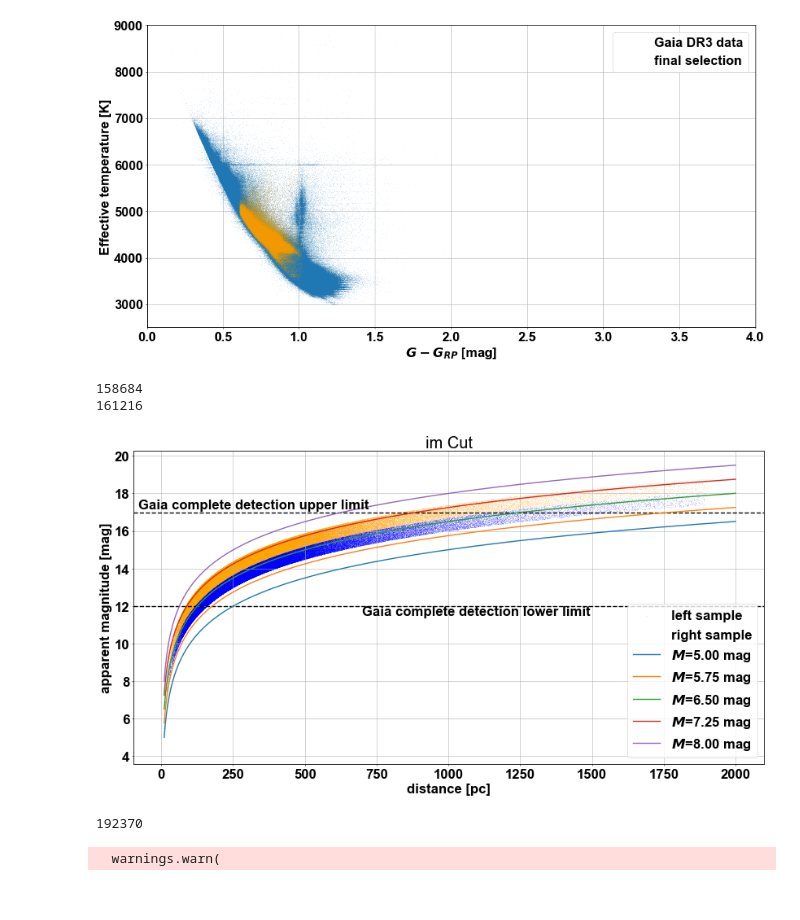
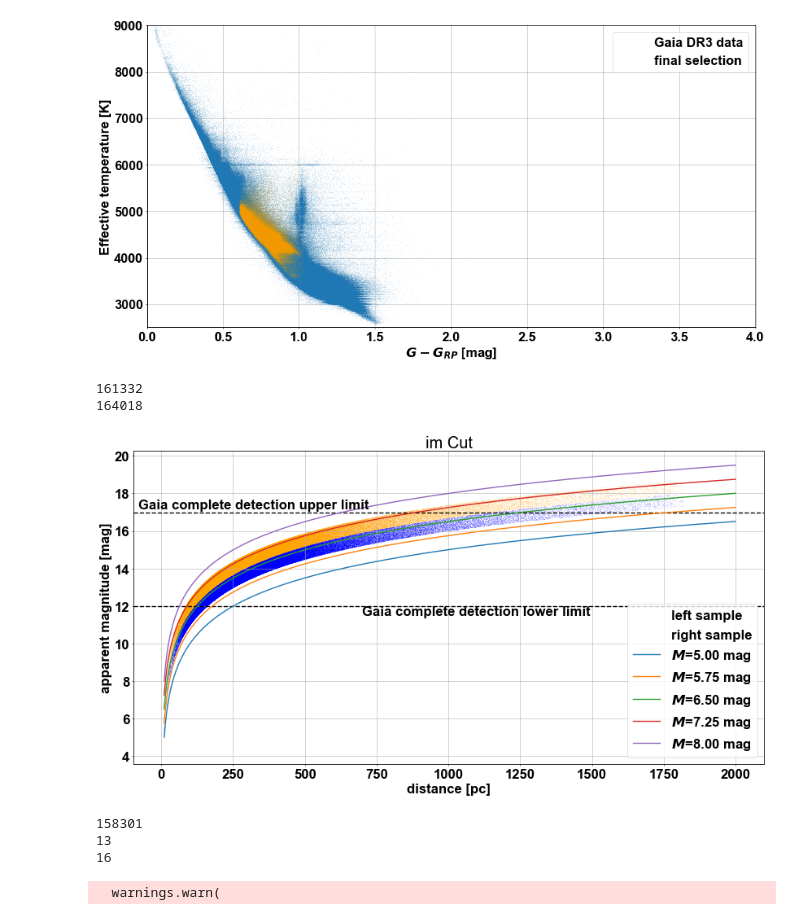
Before and after one commit to rubba0220/Bachelorarbeit, a Jupyter notebook: z final run/hr_colour2_with_correction.ipynb, the cells around one changed output. Cells and saved outputs as stored; diff of their text form; code cells hidden in the pictures.

```diff
--- a/z final run/hr_colour2_with_correction.ipynb
+++ b/z final run/hr_colour2_with_correction.ipynb
@@ -17,7 +17,7 @@ plt.rcParams['axes.labelweight'] = 'bold'
 plt.rcParams['axes.linewidth'] = 1.2
 plt.rcParams['lines.linewidth'] = 2.0
 # %%
-tab2 = Table.read("C:/Users/Ruben/Documents/Bachelorarbeit/All_candidates_for_correction.vot")
+tab2 = Table.read("C:/Users/Ruben/Documents/Bachelorarbeit/final_data_query.vot")
 zpt.load_tables()
 # %%
 deg2rad = np.pi/180.
@@ -343,7 +344,7 @@ fig.set_dpi(50)
 plt.show()
 
 
-cut = (r_pc2<200)&(absolute_magnitude2>=o3)&(absolute_magnitude2<=m3)&(absolute_magnitude2<=right)&(absolute_magnitude2>=left)
+cut_final = (r_pc2<200)&(abs(z_pc2)<1800)&(absolute_magnitude2>=o3)&(absolute_magnitude2<=m3)&(absolute_magnitude2<=right)&(absolute_magnitude2>=left)
 sampleleft = (absolute_magnitude2>=left) & (absolute_magnitude2<=middle)
 sampleright = (absolute_magnitude2>=middle) & (absolute_magnitude2<=right)
 # %% [output]
@@ -355,29 +356,29 @@ sampleright = (absolute_magnitude2>=middle) & (absolute_magnitude2<=right)
 # %%
 fig, ax = plt.subplots(1, 1, figsize=(20, 10))
 
 ax.plot(g_rp2, teff2, '.', markersize=1, label='Gaia DR3 data', alpha=0.1)
-ax.plot(g_rp2[cut], teff2[cut], '.', markersize=1, label='final selection', color='orange', alpha=0.1)
+ax.plot(g_rp2[cut_final], teff2[cut_final], '.', markersize=1, label='final selection', color='orange', alpha=0.1)
 ax.set_xlabel(rf'$G-G_{{RP}}$ [mag]')
 ax.set_ylabel('Effective temperature [K]')
 ax.set_ylim(2500, 9000)
 ax.set_xlim(0, 4)
 plt.grid(which='both')
 plt.legend()
 plt.savefig('plots/teff_bp_rp_new.png')
 fig.set_dpi(50)
 plt.show()
 # %% [output]
-[figure, old version]
+[figure, new version]
 # %%
 fig, ax = plt.subplots(1, 1, figsize=(20, 10))
 ax = [ax]
 
 ax[0].axhline(y=17, color='black', linestyle='--', linewidth=2)
 ax[0].axhline(y=12, color='black', linestyle='--', linewidth=2)
-scatter = ax[0].scatter(np.abs(dist_pc2[cut&sampleleft]), apparent_magnitude2[cut&sampleleft], marker='.', c='blue', s=0.1, label='left sample', alpha=0.5)
-scatter = ax[0].scatter(np.abs(dist_pc2[cut&sampleright]), apparent_magnitude2[cut&sampleright], marker='.', c='orange', s=0.1, label='right sample', alpha=0.5)
-print(len(np.abs(dist_pc2[cut&sampleright])))
-print(len(np.abs(dist_pc2[cut&sampleleft])))
+scatter = ax[0].scatter(np.abs(dist_pc2[cut_final&sampleleft]), apparent_magnitude2[cut_final&sampleleft], marker='.', c='blue', s=0.1, label='left sample', alpha=0.5)
+scatter = ax[0].scatter(np.abs(dist_pc2[cut_final&sampleright]), apparent_magnitude2[cut_final&sampleright], marker='.', c='orange', s=0.1, label='right sample', alpha=0.5)
+print(len(np.abs(dist_pc2[cut_final&sampleright])))
+print(len(np.abs(dist_pc2[cut_final&sampleleft])))
 z = np.linspace(0, 2000, 100)
 Ms = np.linspace(5.0, 8.0, 5) # absolute magnitude in mag
 dist = np.linspace(10, 2000, 1000) # pc
@@ -404,15 +405,20 @@ plt.savefig('plots/absmag_dist_new.png')
 fig.set_dpi(50)
 plt.show()
 # %% [output]
-158684
-161216
+161332
+164018
 [figure]
 # %%
 # Check if correction function is defined on full sample
-print(len(apparent_magnitude2[cut&(abs(z_pc2)>150)]))
-zpvals2 = zpt.get_zpt(apparent_magnitude2[cut&(z_pc2>150)], nueff2[cut&(z_pc2>150)], psc2[cut&(z_pc2>150)], ecl_lat2[cut&(z_pc2>150)], soltype2[cut&(z_pc2>150)])
+zz = 216
+print(len(apparent_magnitude2[cut_final&(abs(z_pc2)>zz)]))
+zpvals2 = zpt.get_zpt(apparent_magnitude2[cut_final&(z_pc2>zz)], nueff2[cut_final&(z_pc2>zz)], psc2[cut_final&(z_pc2>zz)], ecl_lat2[cut_final&(z_pc2>zz)], soltype2[cut_final&(z_pc2>zz)])
+print(len(psc2[cut_final&(z_pc2>zz)&(psc2>1.72)]))
+print(len(psc2[cut_final&(z_pc2>zz)&(psc2<1.24)]))
 # print(min(psc2[cut&(z_pc2>150)&np.isfinite(psc2)]))
 # print(max(psc2[cut&(z_pc2>150)&np.isfinite(psc2)]))
 # %% [output]
-192370
+158301
+13
+16
   warnings.warn(
```
Also changed, not shown: parts of 5 cells of this notebook, 28 other files.
